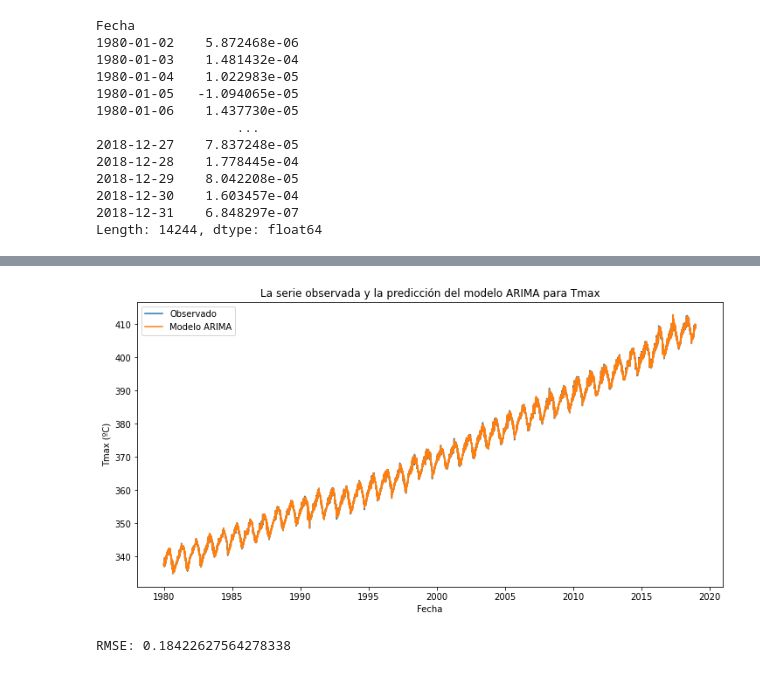
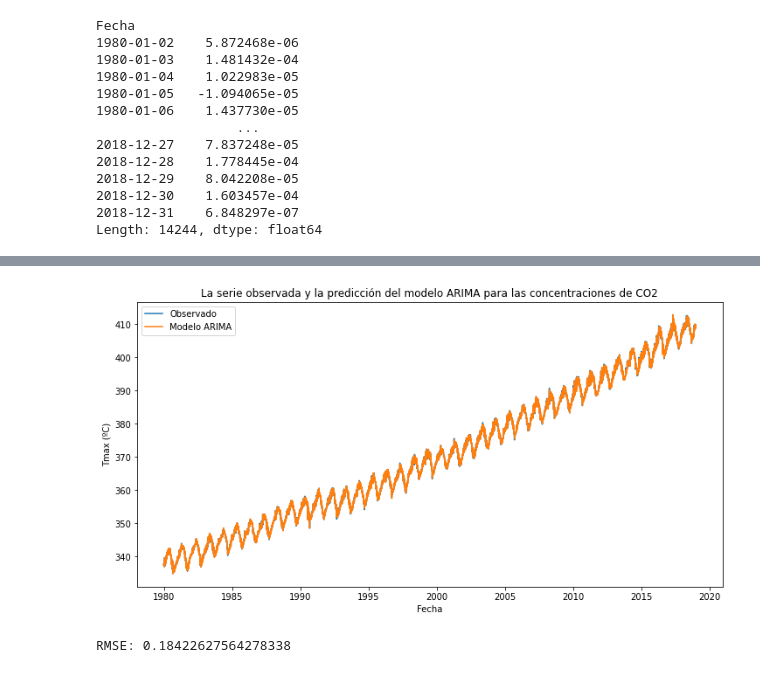
Before and after one commit to mariron42/FisicaComputacional-1, a Jupyter notebook: Evaluación/Examen1.ipynb, the cells around one changed output, grey strips where cells are left out. Saved outputs shown, nothing was run; the diff lists cells and outputs as text; code cells hidden in the pictures.

```diff
--- a/Evaluación/Examen1.ipynb
+++ b/Evaluación/Examen1.ipynb
@@ -856,19 +856,19 @@ dtype: float64
 # %%
 # Regresamos a la escala de Temperatura original
 predictions_ARIMA = 10**(predictions_ARIMA_log)
 # Graficamos la serie original y las predicciones con ARIMA
 
 # Tamaño de las gráficas
 plt.rcParams["figure.figsize"] = (12,6)
 
 plt.plot(ts_pruebat, label='Observado');
 plt.plot(predictions_ARIMA, label='Modelo ARIMA');
 plt.xlabel('Fecha')
 plt.ylabel('Tmax (ºC)')
-plt.title('La serie observada y la predicción del modelo ARIMA para Tmax')
+plt.title('La serie observada y la predicción del modelo ARIMA para las concentraciones de CO2')
 plt.legend(loc='best');
 # %% [output]
-[figure, old version]
+[figure, new version]
 # %%
 # Calculamos el RMSE (Root Mean Square Error - Error de la Raiz Cuadrada de la Media)
 
```
Also changed, not shown: parts of 3 cells of this notebook.
